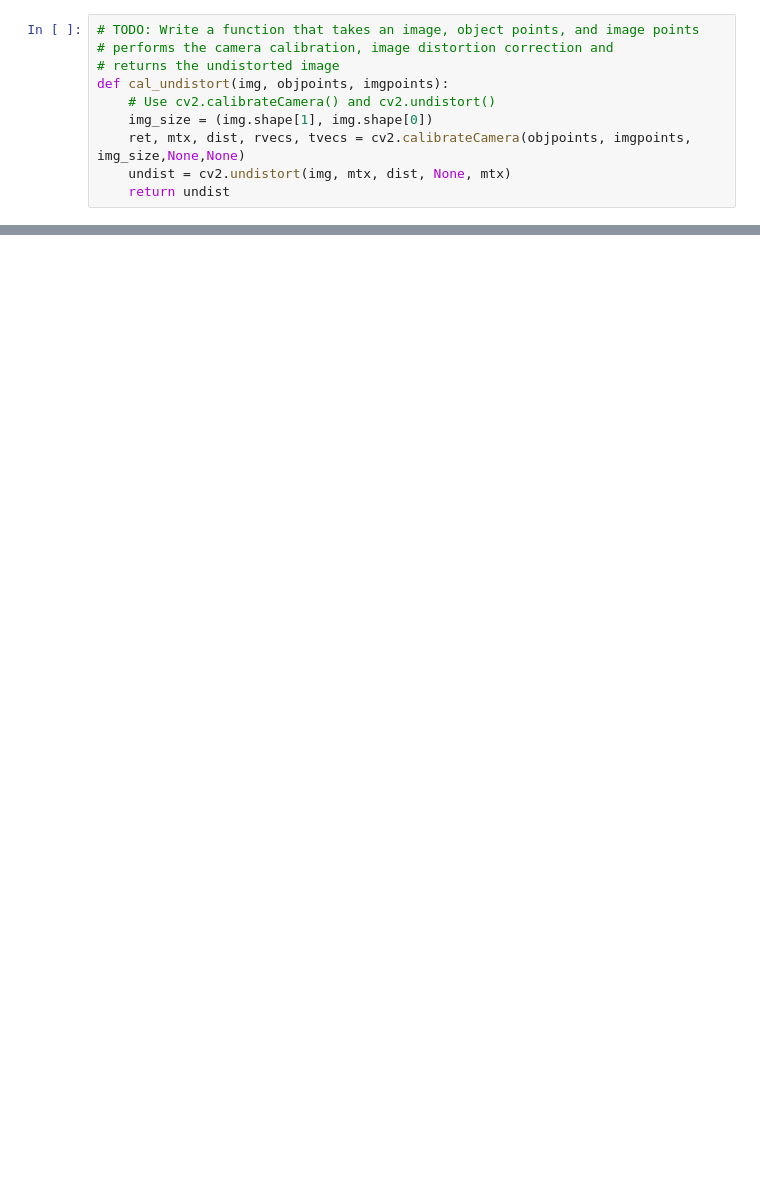
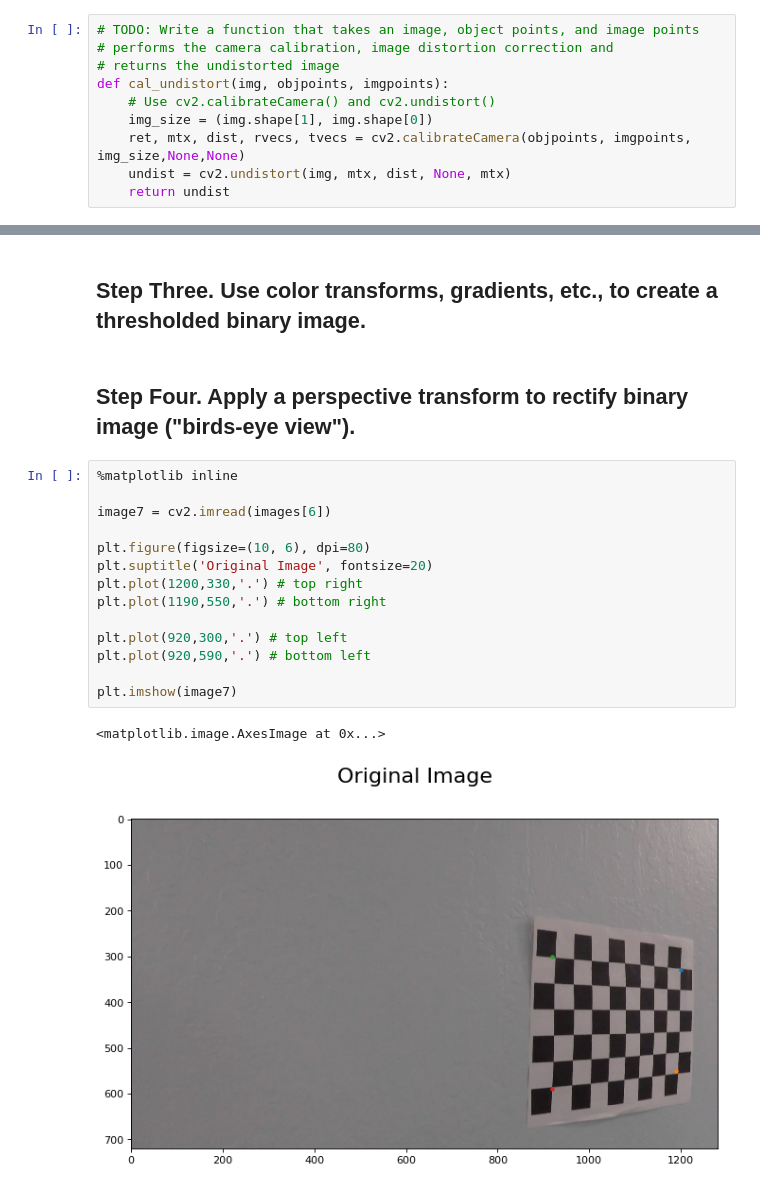
Before and after one commit to calsaviour/sdc, a Jupyter notebook: TermOne/CarND-Advanced-Lane-Lines/camera_cal/Advanced-Lane-Lines-Solution.ipynb, the cells around one changed output, grey strips where cells are left out. Cells and saved outputs as stored; diff of their text form; blank space fills up the shorter version.

```diff
--- a/TermOne/CarND-Advanced-Lane-Lines/camera_cal/Advanced-Lane-Lines-Solution.ipynb
+++ b/TermOne/CarND-Advanced-Lane-Lines/camera_cal/Advanced-Lane-Lines-Solution.ipynb
@@ -74,0 +137,21 @@ plt.subplots_adjust(left=0., right=1, top=0.9, bottom=0.)
+# %% [markdown]
+## Step Three. Use color transforms, gradients, etc., to create a thresholded binary image.
+# %% [markdown]
+## Step Four. Apply a perspective transform to rectify binary image ("birds-eye view").
+# %%
+%matplotlib inline
+
+image7 = cv2.imread(images[6])
+
+plt.figure(figsize=(10, 6), dpi=80)
+plt.suptitle('Original Image', fontsize=20)
+plt.plot(1200,330,'.') # top right
+plt.plot(1190,550,'.') # bottom right
+
+plt.plot(920,300,'.') # top left
+plt.plot(920,590,'.') # bottom left
+
+plt.imshow(image7)
+# %% [output]
+<matplotlib.image.AxesImage at 0x...>
+[figure, added]
```
Also changed, not shown: parts of 12 cells of this notebook, 1 other file.
